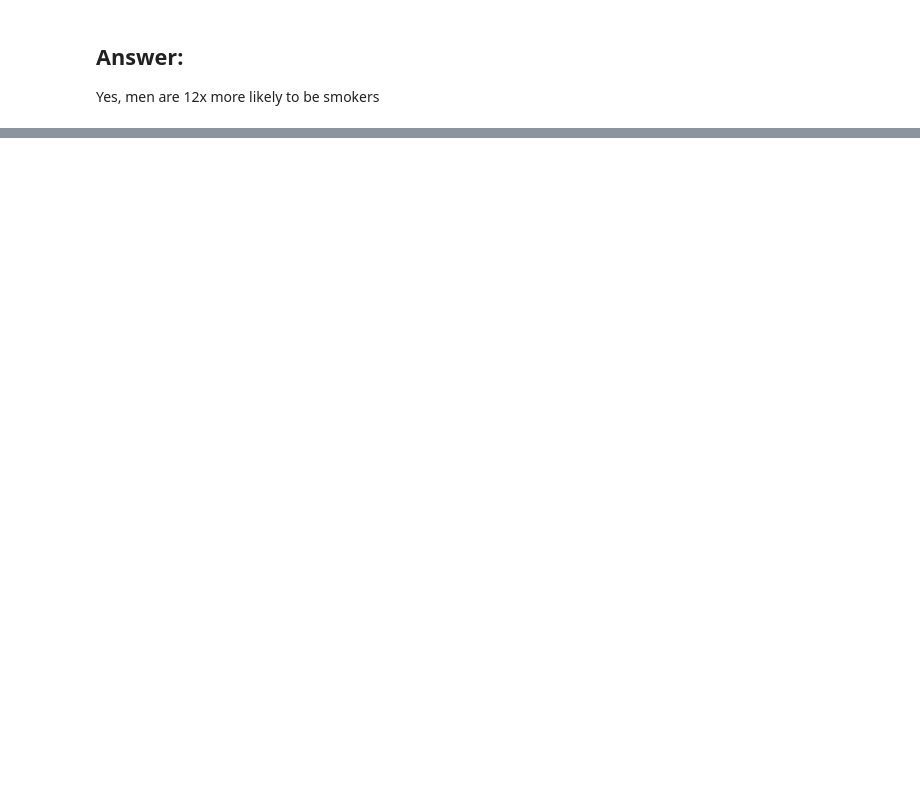
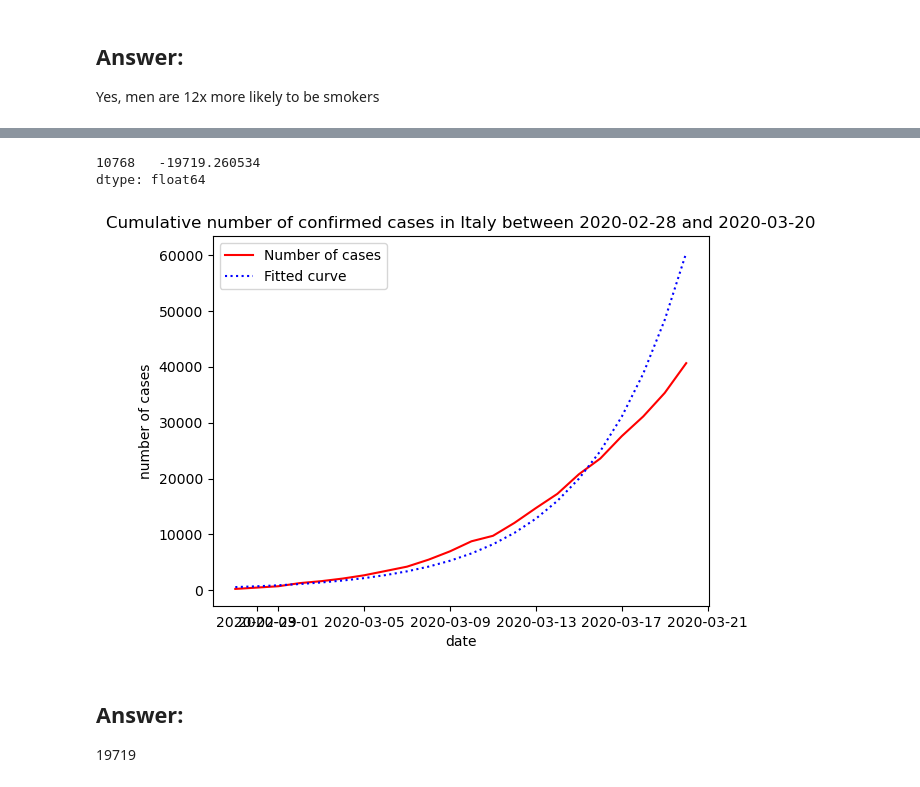
Before and after one commit to voleka-ocrv/t_company_data_analyst, a Jupyter notebook: t_company_test.ipynb, the cells around one changed output, grey strips where cells are left out. Cells and saved outputs as stored; diff of their text form; code cells hidden in the pictures; blank space fills up the shorter version.

```diff
--- a/t_company_test.ipynb
+++ b/t_company_test.ipynb
@@ -615,0 +627,9 @@ Yes, men are 12x more likely to be smokers
+# %%
+covid_italy = covid.copy()
+covid_italy = covid_italy[(covid_italy['location'] == 'Italy') & (covid_italy['date'] >= '2020-02-28') & (covid_italy['date'] <= '2020-03-20')]
+covid_italy['cum_cases'] = covid_italy['new_cases'].cumsum()
+# %%
+x = np.arange(0, covid_italy.shape[0])
+y = covid_italy['cum_cases']
+p = np.polyfit(x, np.log(y), 1)
+p
@@ -615,0 +638,5 @@ Yes, men are 12x more likely to be smokers
+# %%
+# Convert the polynomial back into an exponential
+a = np.exp(p[1])
+b = p[0]
+print(f"a = {a}\nb = {b}")
@@ -615,0 +646,2 @@ Yes, men are 12x more likely to be smokers
+# %%
+covid_italy['fitted_cases'] = [a * np.exp(b * i) for i in x]
@@ -615,0 +657,20 @@ Yes, men are 12x more likely to be smokers
+# %%
+covid_italy[covid_italy['date'] == '2020-03-20']['cum_cases'] - covid_italy[covid_italy['date'] == '2020-03-20']['fitted_cases']
+# %% [output]
+10768   -19719.260534
+dtype: float64
+# %%
+ax = plt.axes()
+ax.plot(covid_italy['date'], covid_italy['cum_cases'], color='r', label='Number of cases')
+ax.plot(covid_italy['date'], covid_italy['fitted_cases'], 'b:', label='Fitted curve')
+ax.set(
+    title='Cumulative number of confirmed cases in Italy between 2020-02-28 and 2020-03-20',
+    xlabel='date',
+    ylabel='number of cases'
+    )
+ax.legend();
+# %% [output]
+[figure, added]
+# %% [markdown]
+## Answer:
+19719
```
Also changed, not shown: parts of 22 cells of this notebook.
